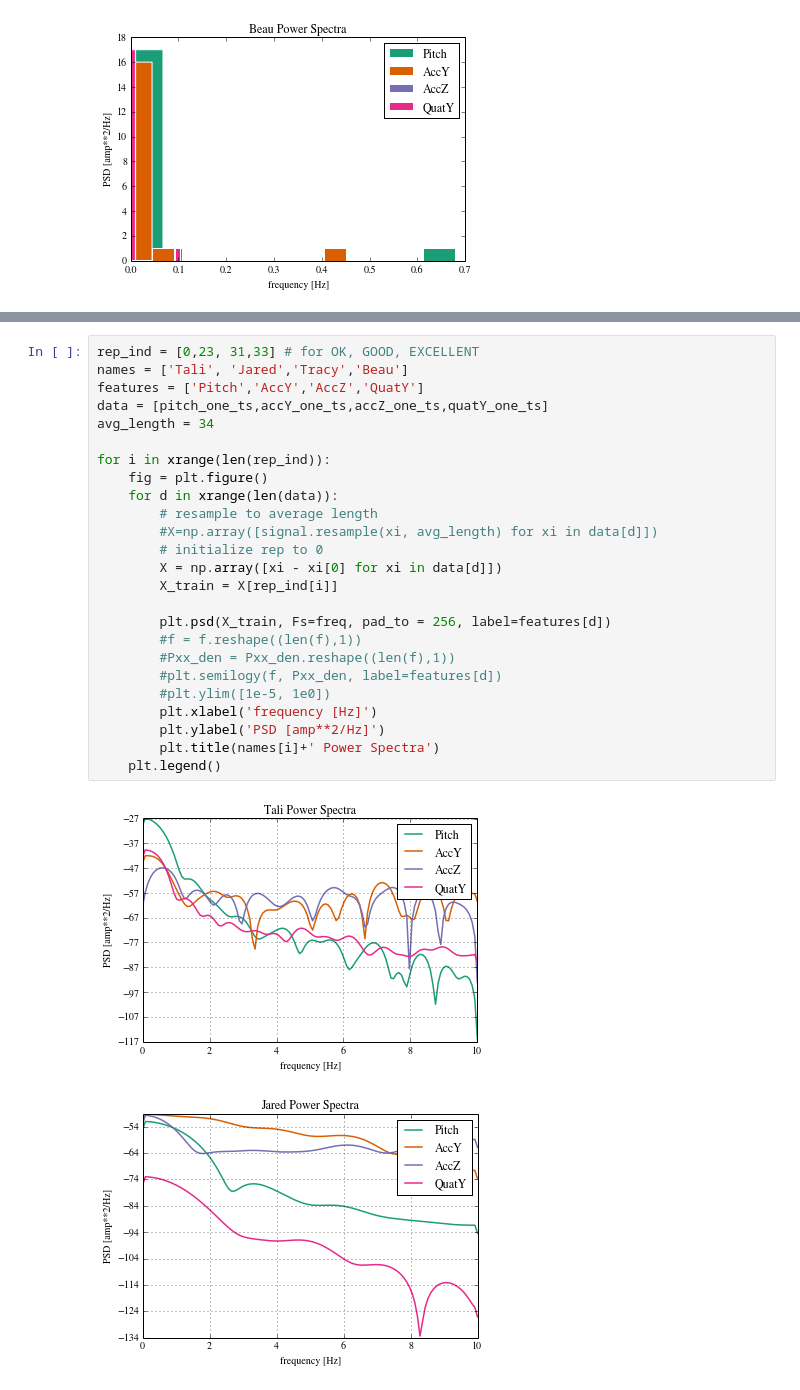
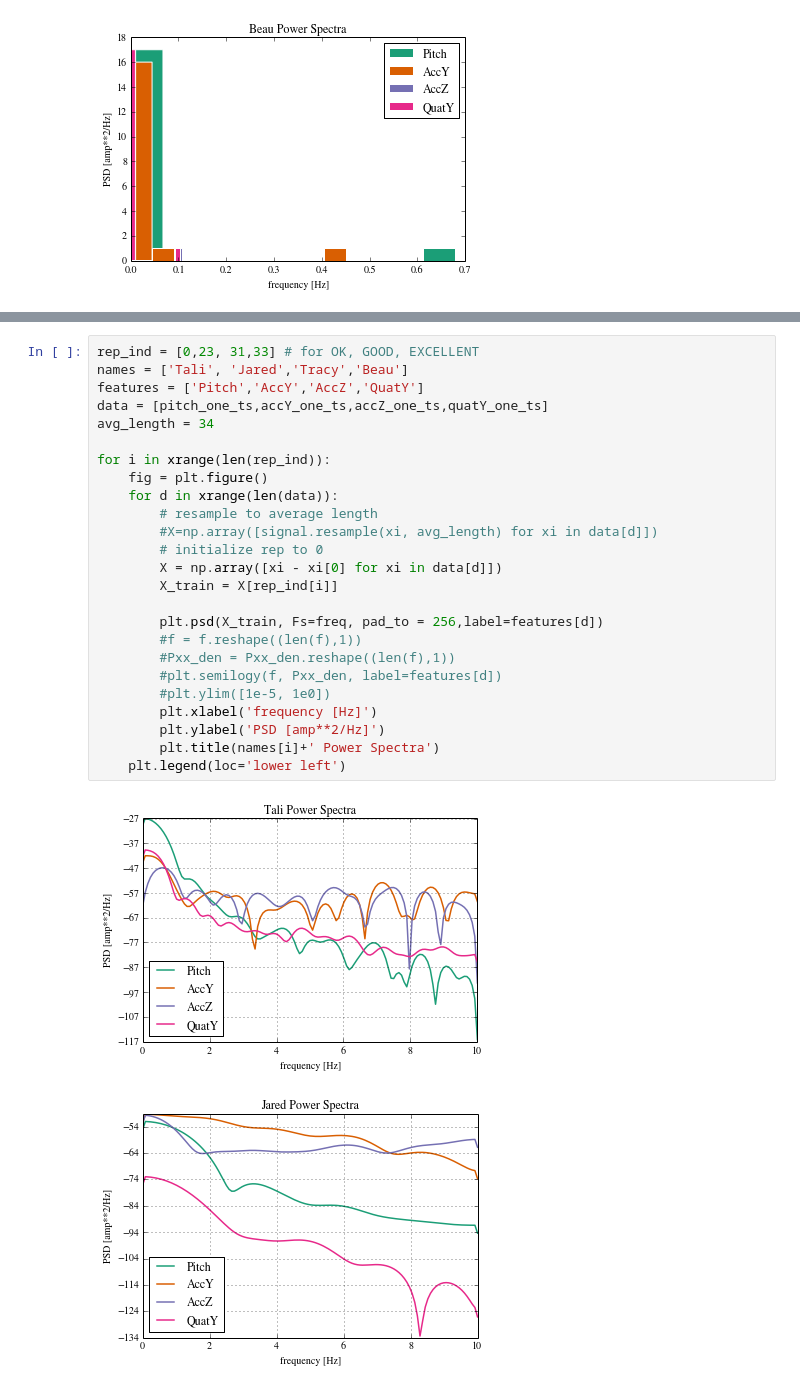
Before and after one commit to kellygwiseman/workout_buddy, a Jupyter notebook: notebooks/spectra_classification.ipynb, the cells around one changed output, grey strips where cells are left out. Cells and saved outputs as stored; diff of their text form.

```diff
--- a/notebooks/spectra_classification.ipynb
+++ b/notebooks/spectra_classification.ipynb
@@ -241,28 +220,28 @@ array([[  3.45126646e-33],
 # %%
 rep_ind = [0,23, 31,33] # for OK, GOOD, EXCELLENT
 names = ['Tali', 'Jared','Tracy','Beau']
 features = ['Pitch','AccY','AccZ','QuatY']
 data = [pitch_one_ts,accY_one_ts,accZ_one_ts,quatY_one_ts]
 avg_length = 34
 
 for i in xrange(len(rep_ind)):
     fig = plt.figure()
     for d in xrange(len(data)):
         # resample to average length
         #X=np.array([signal.resample(xi, avg_length) for xi in data[d]])
         # initialize rep to 0
         X = np.array([xi - xi[0] for xi in data[d]])
         X_train = X[rep_ind[i]]
 
-        plt.psd(X_train, Fs=freq, pad_to = 256, label=features[d])
+        plt.psd(X_train, Fs=freq, pad_to = 256,label=features[d])
         #f = f.reshape((len(f),1))
         #Pxx_den = Pxx_den.reshape((len(f),1))
         #plt.semilogy(f, Pxx_den, label=features[d])
         #plt.ylim([1e-5, 1e0])
         plt.xlabel('frequency [Hz]')
         plt.ylabel('PSD [amp**2/Hz]')
         plt.title(names[i]+' Power Spectra')
-    plt.legend()
+    plt.legend(loc='lower left')
 # %% [output]
-[figure, old version]
+[figure, new version]
-[figure, old version]
+[figure, new version]
```
Also changed, not shown: parts of 5 cells of this notebook, 9 other files.
